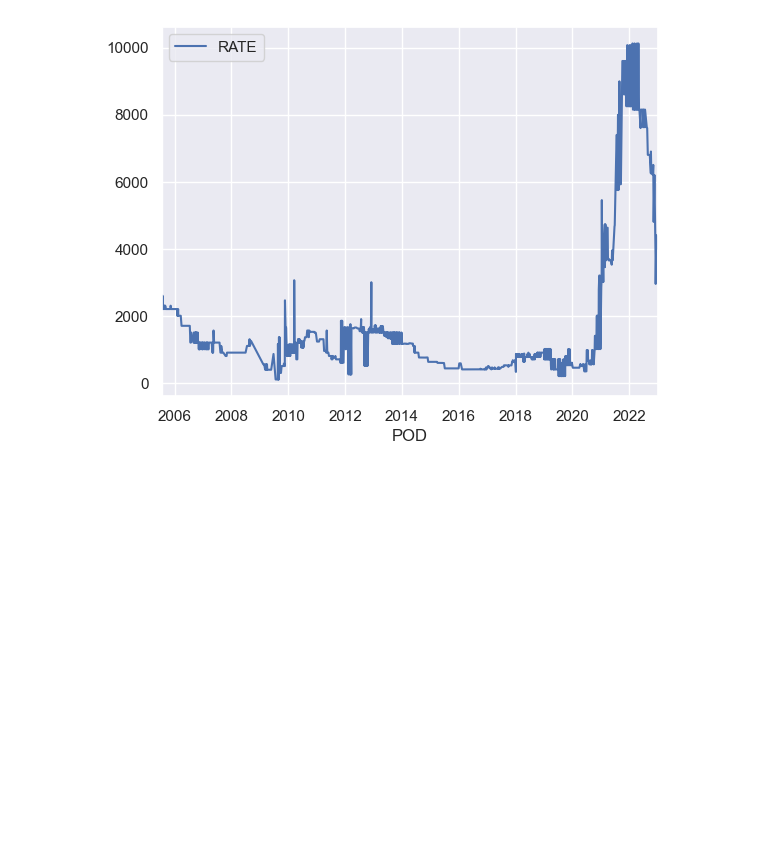
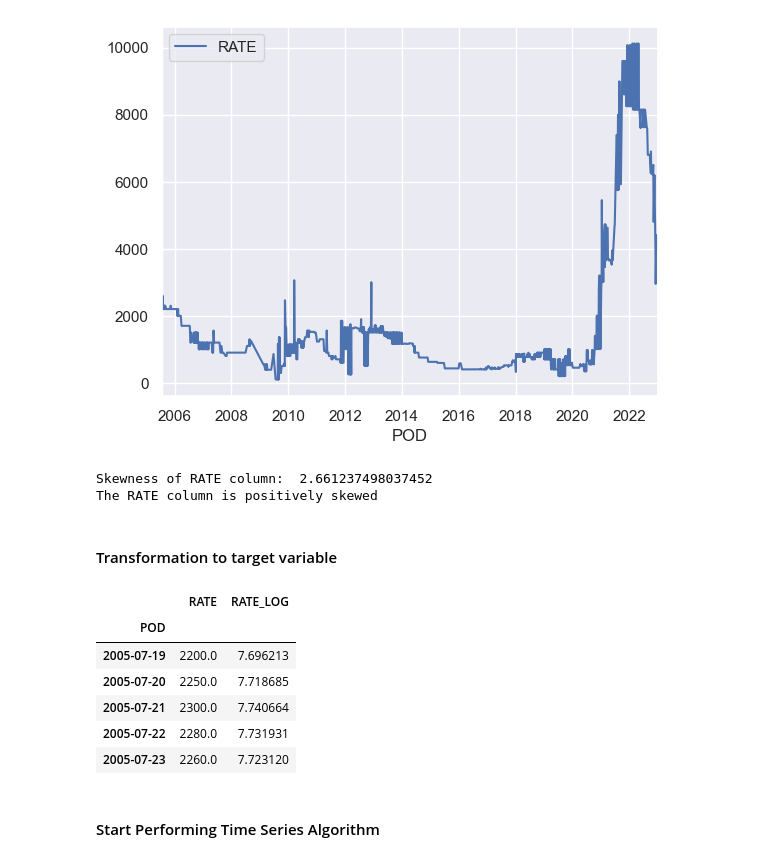
Before and after one commit to aloysiuswjw/Cost-Rate-Analysis, a Jupyter notebook: fc_arima.ipynb, the cells around one changed output. Cells and saved outputs as stored; diff of their text form; code cells hidden in the pictures; blank space fills up the shorter version.

```diff
--- a/fc_arima.ipynb
+++ b/fc_arima.ipynb
@@ -63,6 +89,42 @@ df.plot()
 # %% [output]
 <Axes: xlabel='POD'>
 [figure]
+# %%
+from scipy.stats import skew
+skewness = skew(df['RATE'])
+
+# print the skewness value
+print("Skewness of RATE column: ", skewness)
+
+# check if the skewness is positive or negative
+if skewness > 0:
+    print("The RATE column is positively skewed")
+elif skewness < 0:
+    print("The RATE column is negatively skewed")
+else:
+    print("The RATE column is symmetric")
+# %% [output]
+Skewness of RATE column:  2.661237498037452
+The RATE column is positively skewed
+# %% [markdown]
+<h4>Transformation to target variable</h4>
+# %%
+def applyLogTrans(df):
+    # Apply a logarithmic transformation to the rate variable
+    return  np.log(df['RATE'])
+# %%
+df['RATE_LOG'] = applyLogTrans(df)
+df.head()
+# %% [output]
+|  | RATE | RATE_LOG |
+| POD |  |  |
+| 2005-07-19 | 2200.0 | 7.696213 |
+| 2005-07-20 | 2250.0 | 7.718685 |
+| 2005-07-21 | 2300.0 | 7.740664 |
+| 2005-07-22 | 2280.0 | 7.731931 |
+| 2005-07-23 | 2260.0 | 7.723120 |
+# %% [markdown]
+<h4>Start Performing Time Series Algorithm</h4>
 # %%
 from statsmodels.tsa.arima.model import ARIMA
 import pmdarima as pm
```
Also changed, not shown: parts of 17 cells of this notebook, 1 other file.
